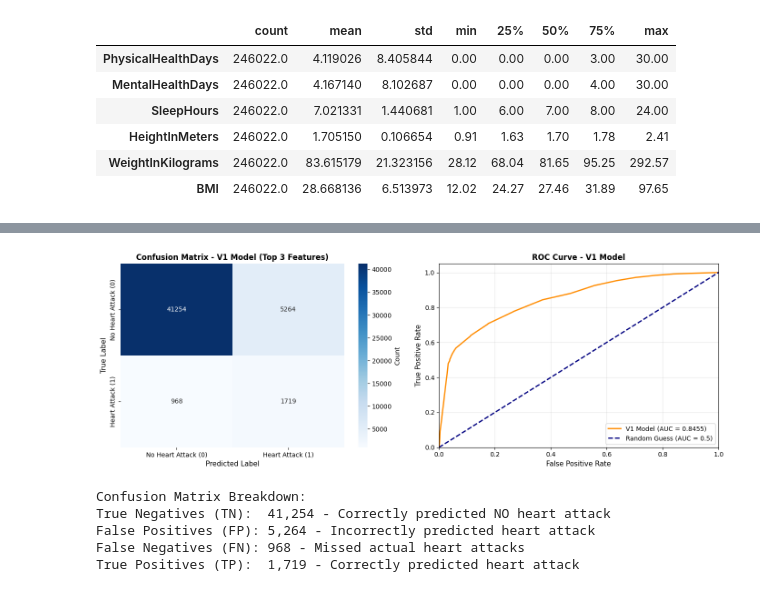
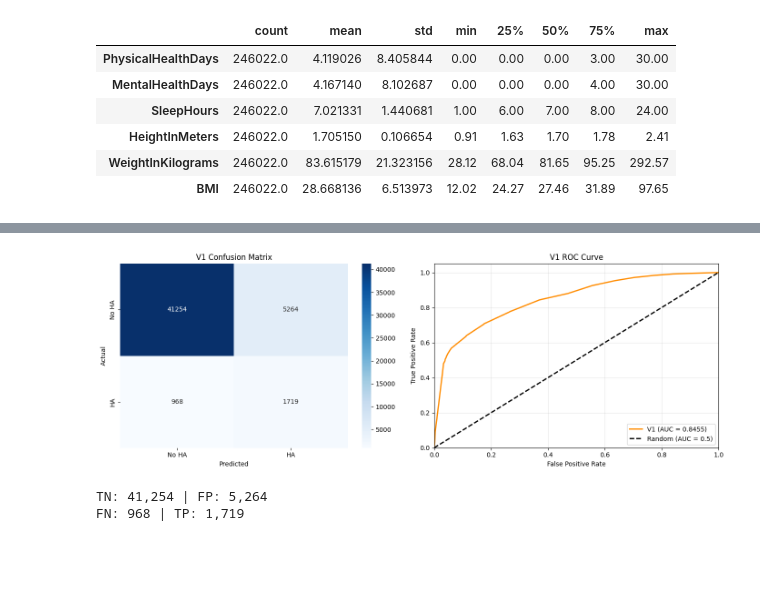
Before and after one commit to jaw039/COGS109_Indicators_of_Heart_Disease, a Jupyter notebook: jackie's Logistic model/heart_disease.ipynb, the cells around one changed output, grey strips where cells are left out. Saved outputs shown, nothing was run; the diff lists cells and outputs as text; code cells hidden in the pictures; blank space fills up the shorter version.

```diff
--- a/jackie's Logistic model/heart_disease.ipynb
+++ b/jackie's Logistic model/heart_disease.ipynb
@@ -855,47 +722,38 @@ AUC-ROC               0.5000       0.8455        +0.3455
 # %%
-# Step 7: Plot confusion matrix and ROC curve
 from sklearn.metrics import roc_curve, auc
 
 fig, axes = plt.subplots(1, 2, figsize=(14, 5))
 
-# Confusion Matrix
+# confusion matrix
 cm_v1 = confusion_matrix(y_test, y_pred_v1)
 sns.heatmap(cm_v1, annot=True, fmt='d', cmap='Blues', ax=axes[0],
-            xticklabels=['No Heart Attack (0)', 'Heart Attack (1)'],
-            yticklabels=['No Heart Attack (0)', 'Heart Attack (1)'],
-            cbar_kws={'label': 'Count'})
-axes[0].set_title('Confusion Matrix - V1 Model (Top 3 Features)', fontsize=12, fontweight='bold')
-axes[0].set_ylabel('True Label', fontsize=11)
-axes[0].set_xlabel('Predicted Label', fontsize=11)
+            xticklabels=['No HA', 'HA'],
+            yticklabels=['No HA', 'HA'])
+axes[0].set_title('V1 Confusion Matrix')
+axes[0].set_ylabel('Actual')
+axes[0].set_xlabel('Predicted')
 
-# ROC Curve
+# ROC curve
 fpr_v1, tpr_v1, _ = roc_curve(y_test, y_pred_proba_v1)
 roc_auc_v1 = auc(fpr_v1, tpr_v1)
 
-axes[1].plot(fpr_v1, tpr_v1, color='darkorange', lw=2,
-             label=f'V1 Model (AUC = {roc_auc_v1:.4f})')
-axes[1].plot([0, 1], [0, 1], color='navy', lw=2, linestyle='--', label='Random Guess (AUC = 0.5)')
+axes[1].plot(fpr_v1, tpr_v1, color='darkorange', lw=2, label=f'V1 (AUC = {roc_auc_v1:.4f})')
+axes[1].plot([0, 1], [0, 1], 'k--', lw=2, label='Random (AUC = 0.5)')
 axes[1].set_xlim([0.0, 1.0])
 axes[1].set_ylim([0.0, 1.05])
-axes[1].set_xlabel('False Positive Rate', fontsize=11)
-axes[1].set_ylabel('True Positive Rate', fontsize=11)
-axes[1].set_title('ROC Curve - V1 Model', fontsize=12, fontweight='bold')
+axes[1].set_xlabel('False Positive Rate')
+axes[1].set_ylabel('True Positive Rate')
+axes[1].set_title('V1 ROC Curve')
 axes[1].legend(loc="lower right")
 axes[1].grid(alpha=0.3)
 
 plt.tight_layout()
 plt.show()
 
-print("\nConfusion Matrix Breakdown:")
-print(f"True Negatives (TN):  {cm_v1[0, 0]:,} - Correctly predicted NO heart attack")
-print(f"False Positives (FP): {cm_v1[0, 1]:,} - Incorrectly predicted heart attack")
-print(f"False Negatives (FN): {cm_v1[1, 0]:,} - Missed actual heart attacks")
-print(f"True Positives (TP):  {cm_v1[1, 1]:,} - Correctly predicted heart attack")
+print(f"TN: {cm_v1[0, 0]:,} | FP: {cm_v1[0, 1]:,}")
+print(f"FN: {cm_v1[1, 0]:,} | TP: {cm_v1[1, 1]:,}")
 # %% [output]
-[figure, old version]
+[figure, new version]
-Confusion Matrix Breakdown:
-True Negatives (TN):  41,254 - Correctly predicted NO heart attack
-False Positives (FP): 5,264 - Incorrectly predicted heart attack
-False Negatives (FN): 968 - Missed actual heart attacks
-True Positives (TP):  1,719 - Correctly predicted heart attack
+TN: 41,254 | FP: 5,264
+FN: 968 | TP: 1,719
 # %%
```
Also changed, not shown: parts of 52 cells of this notebook, 1 other file.
